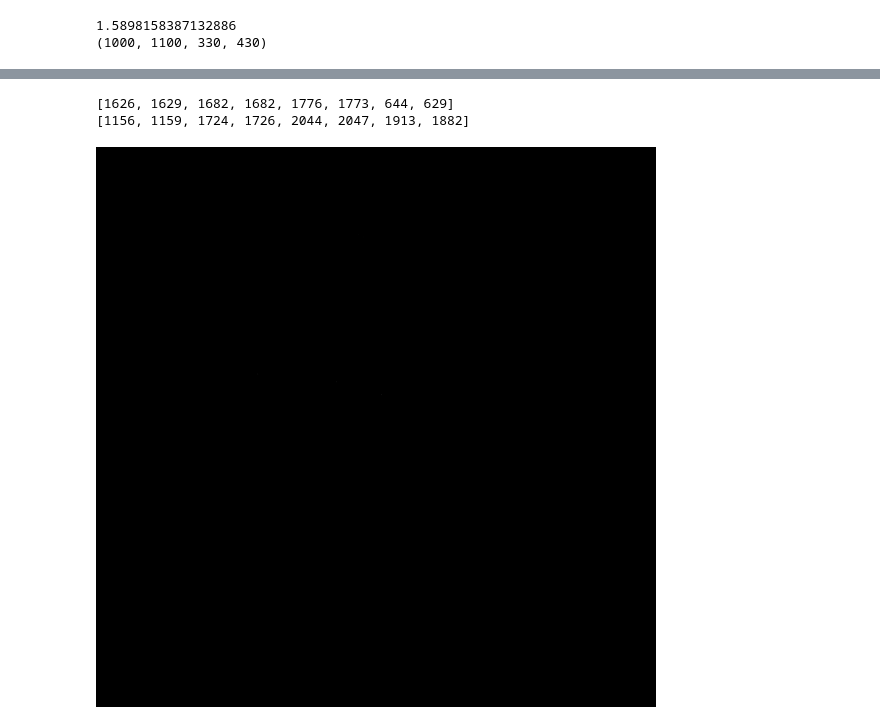
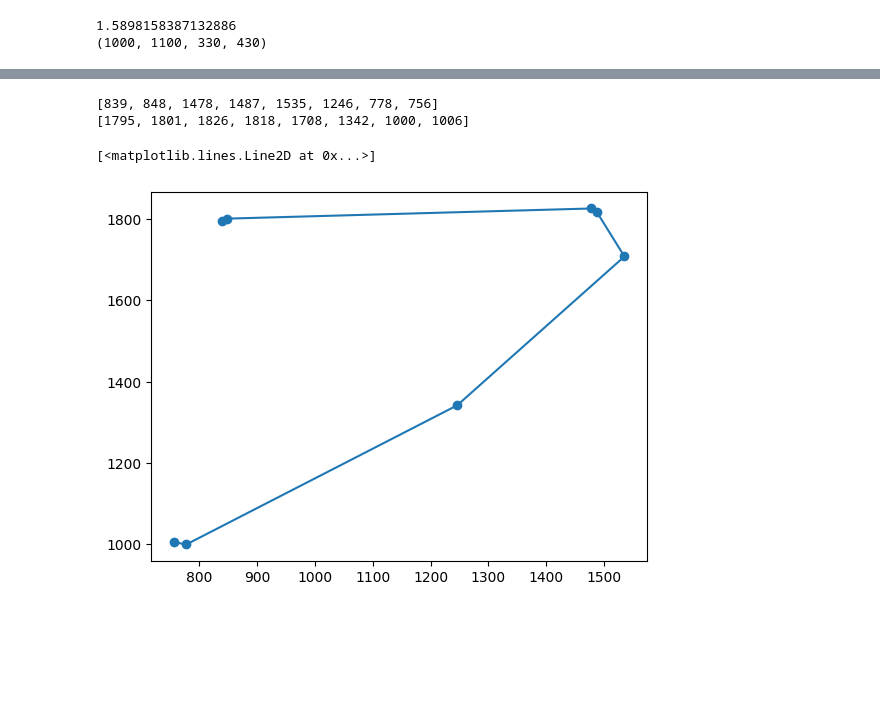
Before and after one commit to Totti00/VA_Project, a Jupyter notebook: VA_project.ipynb, the cells around one changed output, grey strips where cells are left out. Saved outputs shown, nothing was run; the diff lists cells and outputs as text; code cells hidden in the pictures; blank space fills up the shorter version.

```diff
--- a/VA_project.ipynb
+++ b/VA_project.ipynb
@@ -969,7 +988,7 @@ def find_corners(arr):
   length = len(arr)
   for idx, point in enumerate(arr):
     angle = get_angle(arr[idx - 3], point, arr[(idx + 3) % length])
-    if angle % 180 < 150:
+    if angle % 180 < 145:
       corners.append(idx)
   distances = get_distances([arr[i] for i in corners])
   results = []
@@ -1025,5 +1044,5 @@ def test_last_match(idx1, idx2):
   print(min_distance)
   print(min_coords)
   merge_by_idx(idx1, idx2, min_coords)
-test_last_match(1, 3)
+test_last_match(3, 2)
 # %% [output]
@@ -1062,19 +1181,21 @@ x_coords, y_coords = contours[2][:, 0], contours[][:, 1]
 seg_edge[x_coords, y_coords] = 255
 cv2_imshow(seg_edge)
 # %%
-seg_edge = np.zeros((4016, 4016))
-corners = find_corners(contours_simplifier(contours[2].copy()))
-simple = contours_simplifier(contours[2].copy())
+seg_edge = np.zeros((3016, 3016))
+corners = find_corners(contours_simplifier(contours[3].copy()))
+simple = contours_simplifier(contours[3].copy())
 x_coords = [simple[x][0] for x in corners]
 y_coords = [simple[x][1] for x in corners]
 print(x_coords)
 print(y_coords)
 seg_edge[x_coords, y_coords] = 255
-cv2_imshow(seg_edge)
+plt.plot(x_coords, y_coords, marker='o')
+#cv2_imshow(seg_edge)
 # %% [output]
-[1626, 1629, 1682, 1682, 1776, 1773, 644, 629]
-[1156, 1159, 1724, 1726, 2044, 2047, 1913, 1882]
+[839, 848, 1478, 1487, 1535, 1246, 778, 756]
+[1795, 1801, 1826, 1818, 1708, 1342, 1000, 1006]
+[<matplotlib.lines.Line2D at 0x...>]
-[figure, old version]
+[figure, new version]
 # %%
 def test_multiple_match():
   min_distance = 100
```
Also changed, not shown: parts of 17 cells of this notebook.
